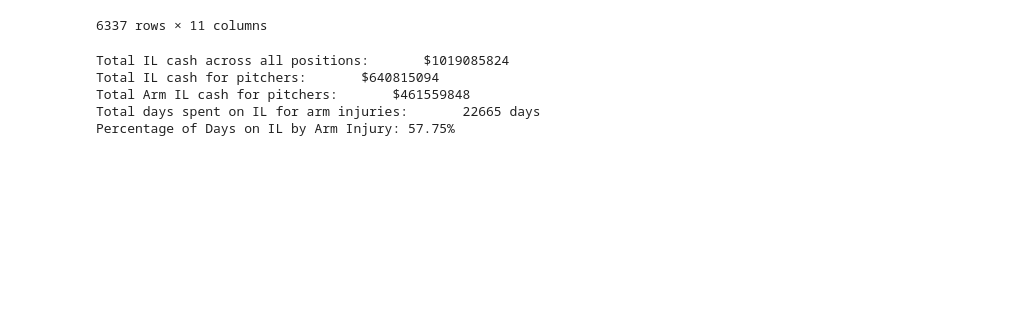
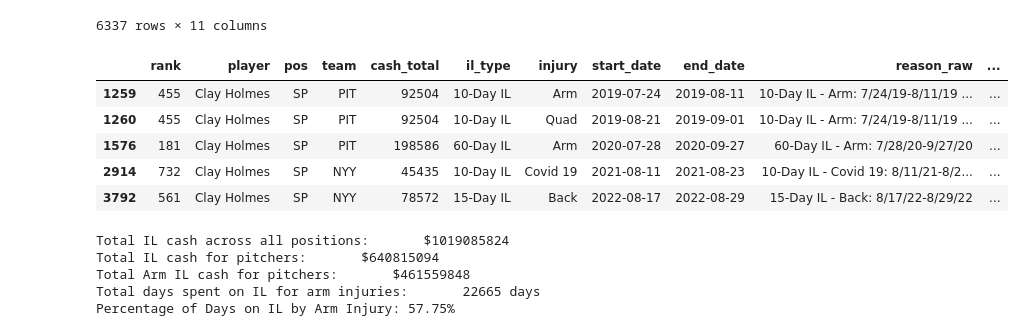
Before and after one commit to SatrunsDream/Workload-effect-on-pitcher-injury, a Jupyter notebook: web_scraping.ipynb, the cells around one changed output. Cells and saved outputs as stored; diff of their text form; code cells hidden in the pictures; blank space fills up the shorter version.

```diff
--- a/web_scraping.ipynb
+++ b/web_scraping.ipynb
@@ -279,6 +279,15 @@ combined
 | 6335 | 631 | Nick Frasso | SP | LAD | 1420 | 60-Day IL | Undisclosed | 2025-09-27 | 2025-09-28 | 60-Day IL - Undisclosed: 9/27/25-... | ... |
 | 6336 | 632 | Vaughn Grissom | 2B | BOS | 0 | 60-Day IL | Foot | 2025-09-09 | 2025-09-28 | 60-Day IL - Foot: 9/9/25-9/28/25 | ... |
 6337 rows × 11 columns
+# %%
+combined[combined['player'] == 'Clay Holmes']
+# %% [output]
+|  | rank | player | pos | team | cash_total | il_type | injury | start_date | end_date | reason_raw | ... |
+| 1259 | 455 | Clay Holmes | SP | PIT | 92504 | 10-Day IL | Arm | 2019-07-24 | 2019-08-11 | 10-Day IL - Arm: 7/24/19-8/11/19 ... | ... |
+| 1260 | 455 | Clay Holmes | SP | PIT | 92504 | 10-Day IL | Quad | 2019-08-21 | 2019-09-01 | 10-Day IL - Arm: 7/24/19-8/11/19 ... | ... |
+| 1576 | 181 | Clay Holmes | SP | PIT | 198586 | 60-Day IL | Arm | 2020-07-28 | 2020-09-27 | 60-Day IL - Arm: 7/28/20-9/27/20 | ... |
+| 2914 | 732 | Clay Holmes | SP | NYY | 45435 | 10-Day IL | Covid 19 | 2021-08-11 | 2021-08-23 | 10-Day IL - Covid 19: 8/11/21-8/2... | ... |
+| 3792 | 561 | Clay Holmes | SP | NYY | 78572 | 15-Day IL | Back | 2022-08-17 | 2022-08-29 | 15-Day IL - Back: 8/17/22-8/29/22 | ... |
 # %%
 combined.to_csv("mlb_injuries.csv", index=False)
 # # or per year:
```
Also changed, not shown: 10 other files.
